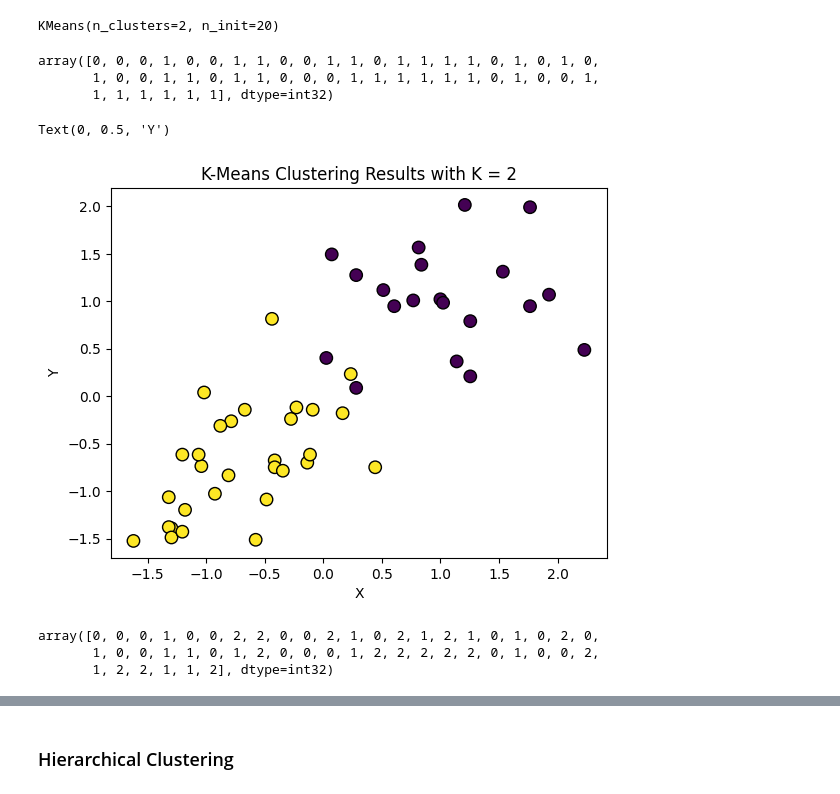
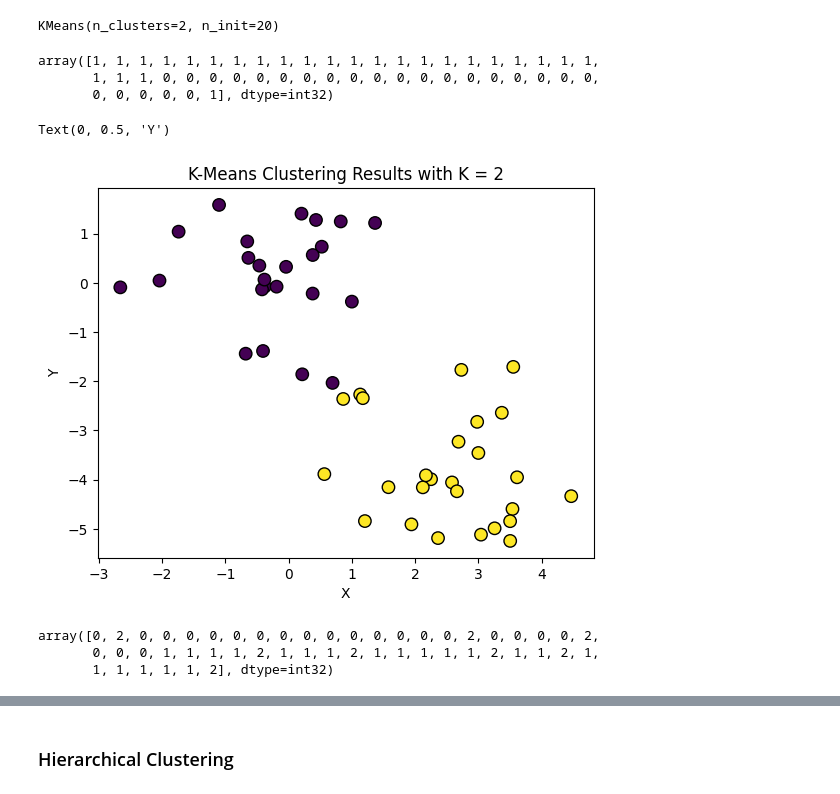
Before and after one commit to ogulcancicek/An-Introduction-to-Statistical-Learning-Python, a Jupyter notebook: Notebooks/Lab_12.5_Unsupervised_Learning.ipynb, the cells around one changed output, grey strips where cells are left out. Cells and saved outputs as stored; diff of their text form; code cells hidden in the pictures.

```diff
--- a/Notebooks/Lab_12.5_Unsupervised_Learning.ipynb
+++ b/Notebooks/Lab_12.5_Unsupervised_Learning.ipynb
@@ -242,32 +242,32 @@ x[:25, 1] = x[:25, 1] - 4
 # %%
 # K = 2
 kmeans = KMeans(n_clusters=2, n_init=20)
-kmeans.fit(X)
+kmeans.fit(x)
 # %% [output]
 KMeans(n_clusters=2, n_init=20)
 # %%
 kmeans.labels_
 # %% [output]
-array([0, 0, 0, 1, 0, 0, 1, 1, 0, 0, 1, 1, 0, 1, 1, 1, 1, 0, 1, 0, 1, 0,
-       1, 0, 0, 1, 1, 0, 1, 1, 0, 0, 0, 1, 1, 1, 1, 1, 1, 0, 1, 0, 0, 1,
-       1, 1, 1, 1, 1, 1], dtype=int32)
+array([1, 1, 1, 1, 1, 1, 1, 1, 1, 1, 1, 1, 1, 1, 1, 1, 1, 1, 1, 1, 1, 1,
+       1, 1, 1, 0, 0, 0, 0, 0, 0, 0, 0, 0, 0, 0, 0, 0, 0, 0, 0, 0, 0, 0,
+       0, 0, 0, 0, 0, 1], dtype=int32)
 # %%
-plt.scatter(X[:, 0], X[:, 1], c=kmeans.labels_ + 1, cmap='viridis', edgecolor='k', s=80)
+plt.scatter(x[:, 0], x[:, 1], c=kmeans.labels_ + 1, cmap='viridis', edgecolor='k', s=80)
 plt.title("K-Means Clustering Results with K = 2")
 plt.xlabel("X")
 plt.ylabel("Y")
 # %% [output]
 Text(0, 0.5, 'Y')
-[figure, old version]
+[figure, new version]
 # %%
 # K = 3
 kmeans2 = KMeans(n_clusters=3, n_init=20, random_state=2)
-kmeans2.fit(X)
+kmeans2.fit(x)
 kmeans2.labels_
 # %% [output]
-array([0, 0, 0, 1, 0, 0, 2, 2, 0, 0, 2, 1, 0, 2, 1, 2, 1, 0, 1, 0, 2, 0,
-       1, 0, 0, 1, 1, 0, 1, 2, 0, 0, 0, 1, 2, 2, 2, 2, 2, 0, 1, 0, 0, 2,
-       1, 2, 2, 1, 1, 2], dtype=int32)
+array([0, 2, 0, 0, 0, 0, 0, 0, 0, 0, 0, 0, 0, 0, 0, 0, 2, 0, 0, 0, 0, 2,
+       0, 0, 0, 1, 1, 1, 1, 2, 1, 1, 1, 2, 1, 1, 1, 1, 1, 2, 1, 1, 2, 1,
+       1, 1, 1, 1, 1, 2], dtype=int32)
 # %%
 # Cluster centroids
 kmeans2.cluster_centers_
```
Also changed, not shown: parts of 4 cells of this notebook.
